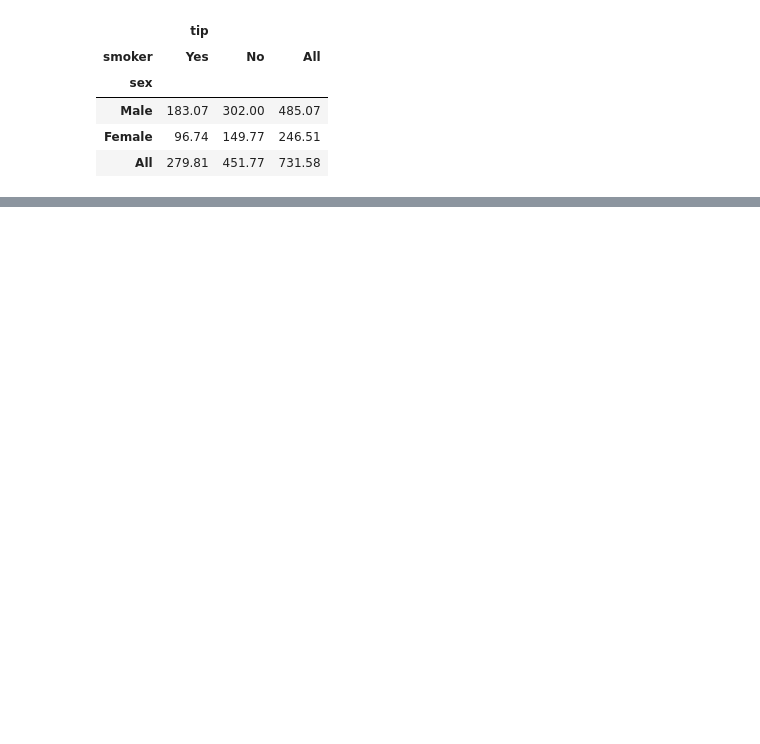
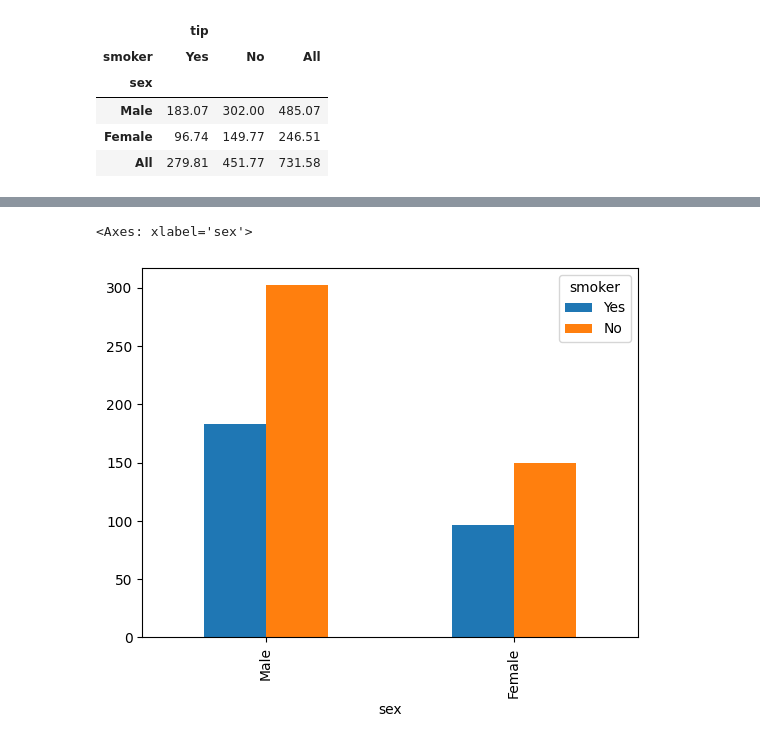
Before and after one commit to XionVolt/Ai-Ml, a Jupyter notebook: Programming/Pandas/08MulIndexSerAndDf_meltAndPivotTable.ipynb, the cells around one changed output, grey strips where cells are left out. Saved outputs shown, nothing was run; the diff lists cells and outputs as text; code cells hidden in the pictures; blank space fills up the shorter version.

```diff
--- a/Programming/Pandas/08MulIndexSerAndDf_meltAndPivotTable.ipynb
+++ b/Programming/Pandas/08MulIndexSerAndDf_meltAndPivotTable.ipynb
@@ -815,0 +876,13 @@ artificial_df.pivot_table(index=['sex'], columns=['smoker'], values=['tip'], agg
+# %%
+
+
+# One thing you Note: each column is represented with some different color, and total bars are total values in the dataframe
+# total each color bar means total values for that particular column
+# indexes are placed on x-axis
+
+# And these observations extrapolated to any other type of graph also
+
+artificial_df.pivot_table(index=['sex'], columns=['smoker'], values=['tip'], aggfunc='sum')['tip'].plot(kind='bar')
+# %% [output]
+<Axes: xlabel='sex'>
+[figure, added]
```
Also changed, not shown: parts of 14 cells of this notebook, 2 other files.
